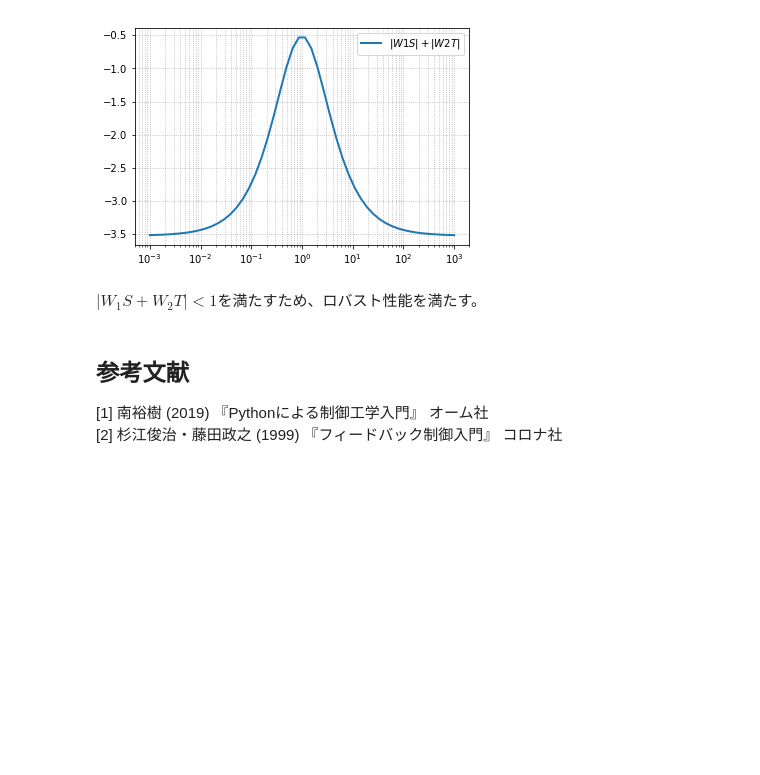
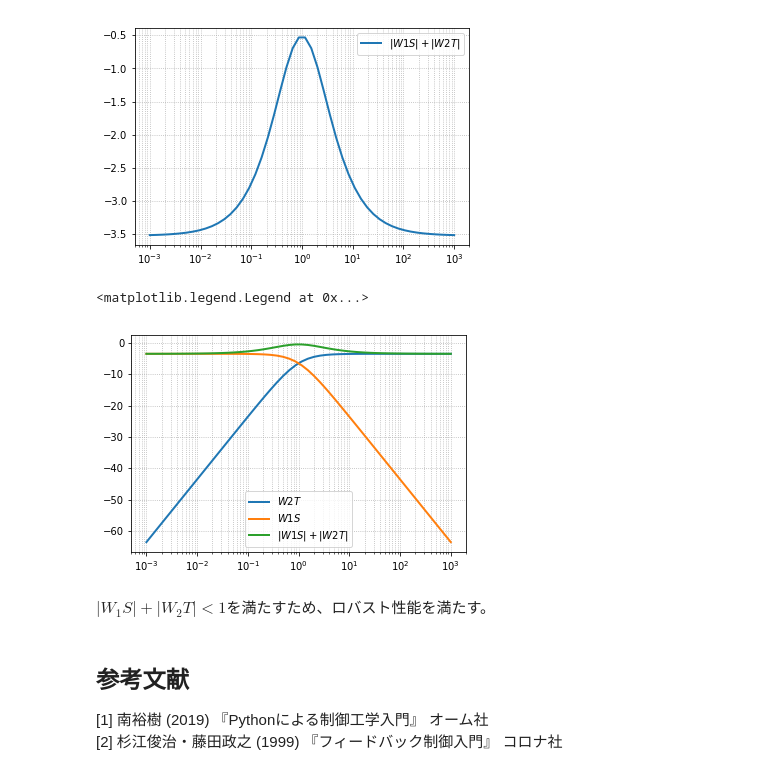
Before and after one commit to AkihiroNomura/Control-Engineering, a Jupyter notebook: notebooks/robust_analysis.ipynb, the cells around one changed output. Drawn from its saved outputs; the diff is of its cells as text; code cells hidden in the pictures; blank space fills up the shorter version.

```diff
--- a/notebooks/robust_analysis.ipynb
+++ b/notebooks/robust_analysis.ipynb
@@ -104,8 +104,21 @@ plt.legend()
 # %% [output]
 <matplotlib.legend.Legend at 0x...>
 [figure]
+# %%
+fig, ax = plt.subplots()
+
+gain1, _, w = bode(T*W2, logspace(-3, 3), Plot=False)
+gain2, _, w = bode(S*W1, logspace(-3, 3), Plot=False)
+ax.semilogx(w, 20*np.log10(gain1), ls='-', lw=2, label='$W2T$')
+ax.semilogx(w, 20*np.log10(gain2), ls='-', lw=2, label='$W1S$')
+ax.semilogx(w, 20*np.log10(gain1+gain2), ls='-', lw=2, label='$|W1S|+|W2T|$')
+ax.grid(which='both', ls=':')
+plt.legend()
+# %% [output]
+<matplotlib.legend.Legend at 0x...>
+[figure, added]
 # %% [markdown]
-$|W_1S + W_2T| < 1$を満たすため、ロバスト性能を満たす。
+$|W_1S| + |W_2T| < 1$を満たすため、ロバスト性能を満たす。
 # %% [markdown]
 ## 参考文献
 [1] 南裕樹 (2019) 『Pythonによる制御工学入門』 オーム社
```
Also changed, not shown: parts of 1 cell of this notebook.
